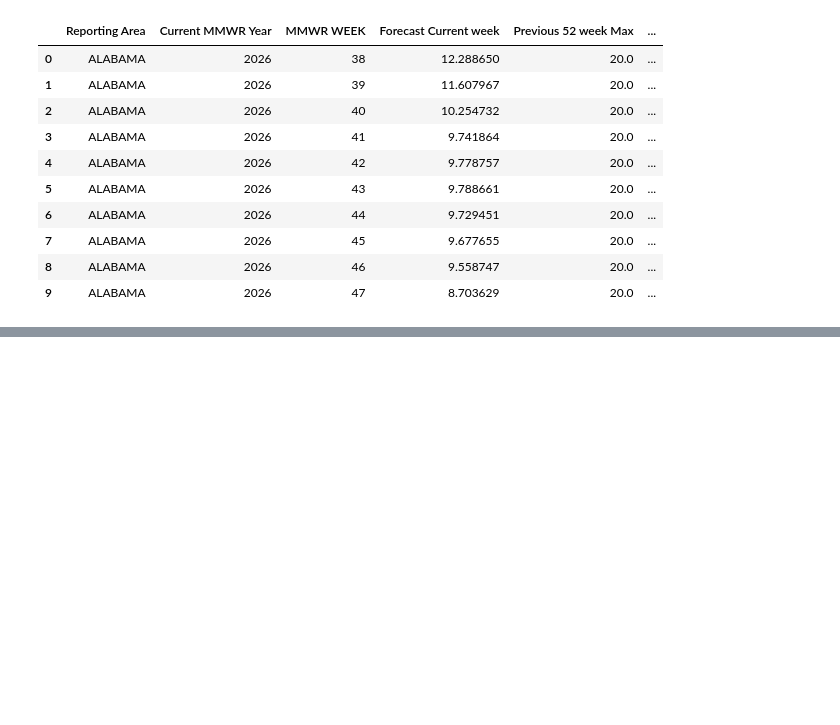
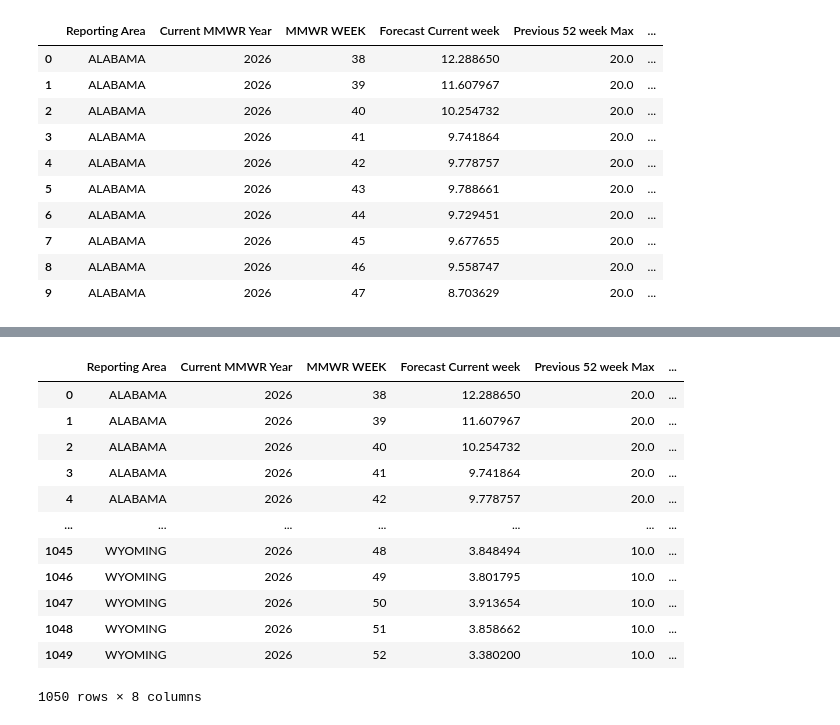
Before and after one commit to swirita/salmonellosis-forecasting-analysis, a Jupyter notebook: notebooks/04_salmonellosis_ml.ipynb, the cells around one changed output, grey strips where cells are left out. Drawn from its saved outputs; the diff is of its cells as text; code cells hidden in the pictures; blank space fills up the shorter version.

Commit message:
Forecast all future weeks and Important: why we do NOT use Current YTD

```diff
--- a/notebooks/04_salmonellosis_ml.ipynb
+++ b/notebooks/04_salmonellosis_ml.ipynb
@@ -562,0 +571,16 @@ forecast.head(10)
+# %%
+forecast
+# %% [output]
+|  | Reporting Area | Current MMWR Year | MMWR WEEK | Forecast Current week | Previous 52 week Max | ... |
+| 0 | ALABAMA | 2026 | 38 | 12.288650 | 20.0 | ... |
+| 1 | ALABAMA | 2026 | 39 | 11.607967 | 20.0 | ... |
+| 2 | ALABAMA | 2026 | 40 | 10.254732 | 20.0 | ... |
+| 3 | ALABAMA | 2026 | 41 | 9.741864 | 20.0 | ... |
+| 4 | ALABAMA | 2026 | 42 | 9.778757 | 20.0 | ... |
+| ... | ... | ... | ... | ... | ... | ... |
+| 1045 | WYOMING | 2026 | 48 | 3.848494 | 10.0 | ... |
+| 1046 | WYOMING | 2026 | 49 | 3.801795 | 10.0 | ... |
+| 1047 | WYOMING | 2026 | 50 | 3.913654 | 10.0 | ... |
+| 1048 | WYOMING | 2026 | 51 | 3.858662 | 10.0 | ... |
+| 1049 | WYOMING | 2026 | 52 | 3.380200 | 10.0 | ... |
+1050 rows × 8 columns
```
Also changed, not shown: parts of 2 cells of this notebook.
